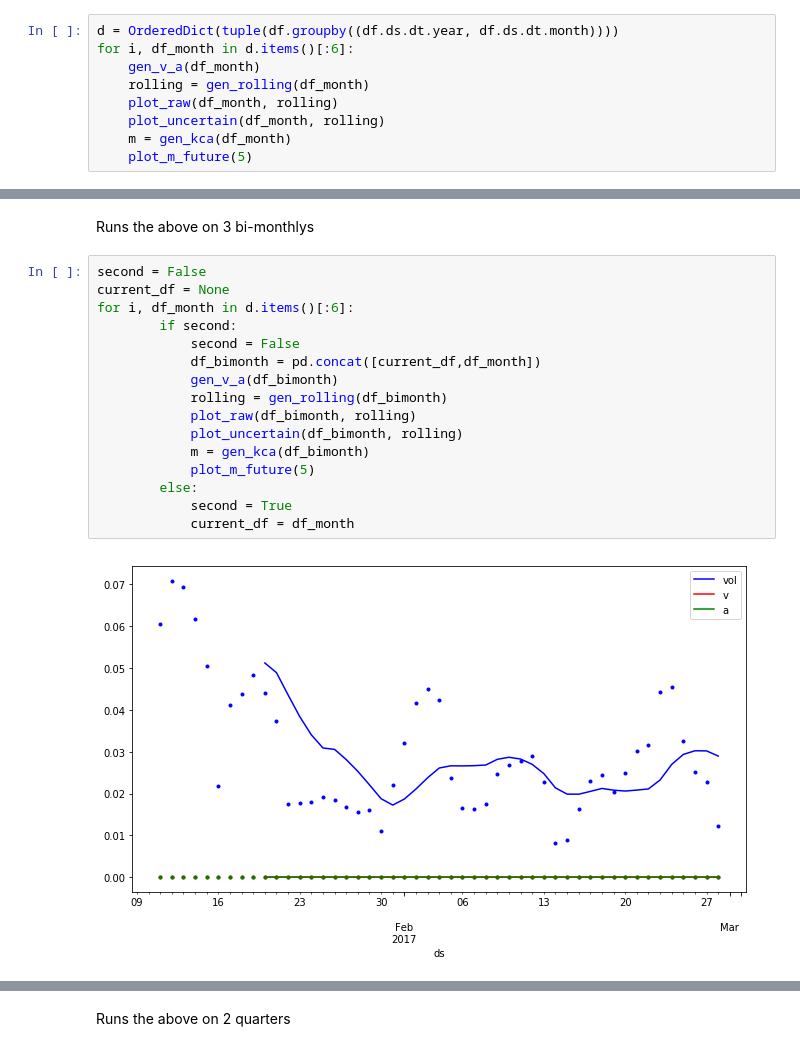
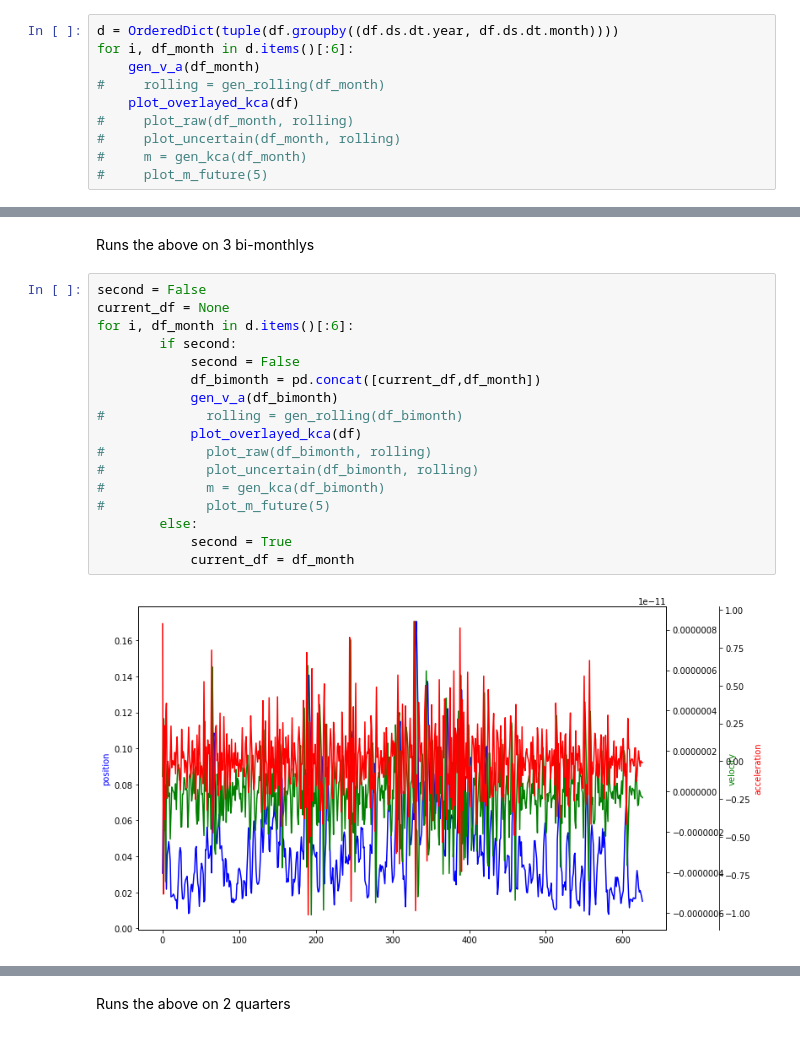
Before and after one commit to nmits/CapstoneProphetTests, a Jupyter notebook: Volatility Testing 6 Period.ipynb, the cells around one changed output, grey strips where cells are left out. Drawn from its saved outputs; the diff is of its cells as text.

```diff
--- a/Volatility Testing 6 Period.ipynb
+++ b/Volatility Testing 6 Period.ipynb
@@ -355,9 +398,10 @@ Runs the above on 6 months
 d = OrderedDict(tuple(df.groupby((df.ds.dt.year, df.ds.dt.month))))
 for i, df_month in d.items()[:6]:
     gen_v_a(df_month)
-    rolling = gen_rolling(df_month)
-    plot_raw(df_month, rolling)
-    plot_uncertain(df_month, rolling)
-    m = gen_kca(df_month)
-    plot_m_future(5)
+#     rolling = gen_rolling(df_month)
+    plot_overlayed_kca(df)
+#     plot_raw(df_month, rolling)
+#     plot_uncertain(df_month, rolling)
+#     m = gen_kca(df_month)
+#     plot_m_future(5)
 # %% [output]
@@ -379,18 +416,19 @@ Runs the above on 3 bi-monthlys
 # %%
 second = False
 current_df = None
 for i, df_month in d.items()[:6]:
         if second:
             second = False
             df_bimonth = pd.concat([current_df,df_month])
             gen_v_a(df_bimonth)
-            rolling = gen_rolling(df_bimonth)
-            plot_raw(df_bimonth, rolling)
-            plot_uncertain(df_bimonth, rolling)
-            m = gen_kca(df_bimonth)
-            plot_m_future(5)
+#             rolling = gen_rolling(df_bimonth)
+            plot_overlayed_kca(df)
+#             plot_raw(df_bimonth, rolling)
+#             plot_uncertain(df_bimonth, rolling)
+#             m = gen_kca(df_bimonth)
+#             plot_m_future(5)
         else:
             second = True
             current_df = df_month
 # %% [output]
-[figure, old version]
+[figure, new version]
```
Also changed, not shown: parts of 21 cells of this notebook, 6 other files.
